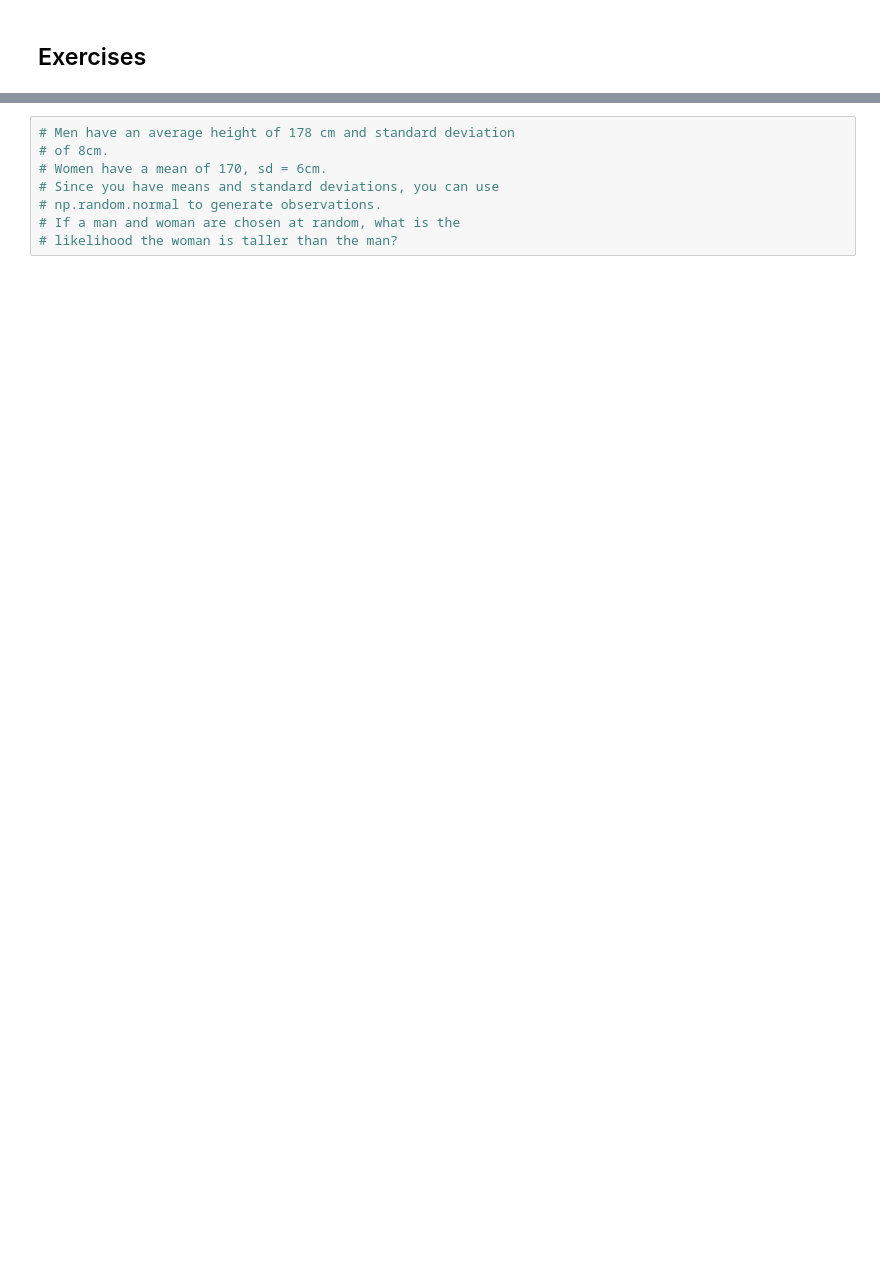
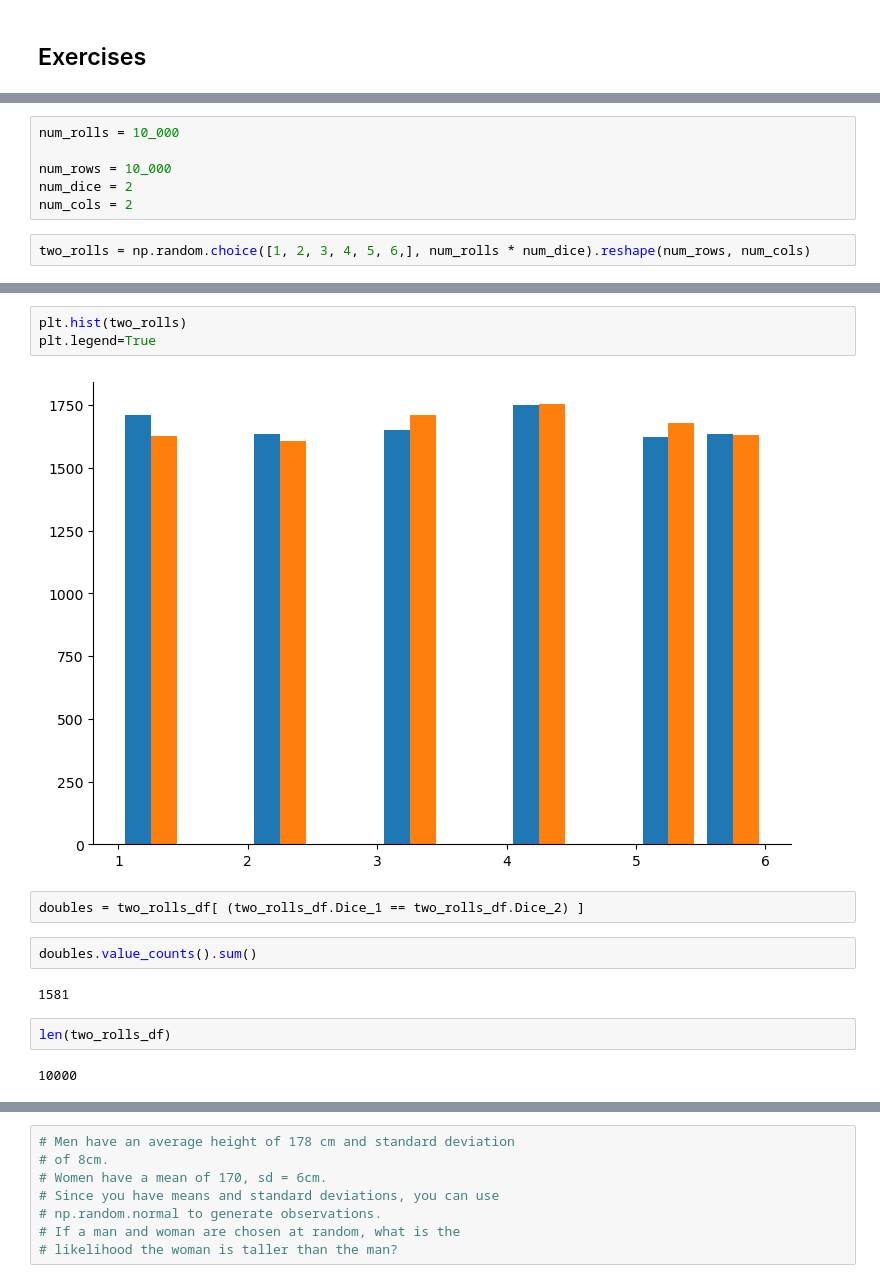
Before and after one commit to caroline-miller0921/statistics-exercises, a Jupyter notebook: simulation.ipynb, the cells around one changed output, grey strips where cells are left out. Cells and saved outputs as stored; diff of their text form; blank space fills up the shorter version.

```diff
--- a/simulation.ipynb
+++ b/simulation.ipynb
@@ -220,0 +217,8 @@ rolls = np.random.choice([1, 2, 3, 4, 5, 6], nrows * ncols).reshape(nrows, ncols
+# %%
+num_rolls = 10_000
+
+num_rows = 10_000
+num_dice = 2
+num_cols = 2
+# %%
+two_rolls = np.random.choice([1, 2, 3, 4, 5, 6,], num_rolls * num_dice).reshape(num_rows, num_cols)
@@ -220,0 +255,15 @@ rolls = np.random.choice([1, 2, 3, 4, 5, 6], nrows * ncols).reshape(nrows, ncols
+# %%
+plt.hist(two_rolls)
+plt.legend=True
+# %% [output]
+[figure, added]
+# %%
+doubles = two_rolls_df[ (two_rolls_df.Dice_1 == two_rolls_df.Dice_2) ]
+# %%
+doubles.value_counts().sum()
+# %% [output]
+1581
+# %%
+len(two_rolls_df)
+# %% [output]
+10000
```
Also changed, not shown: parts of 53 cells of this notebook.
